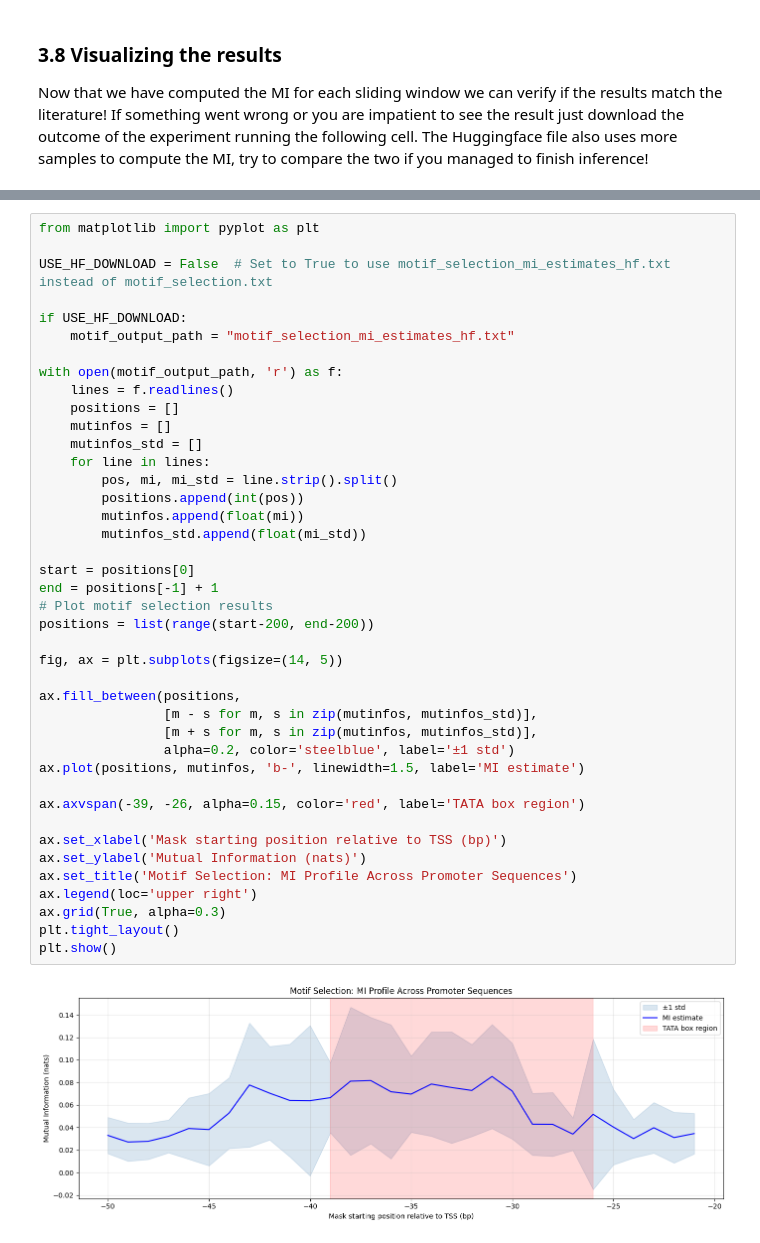
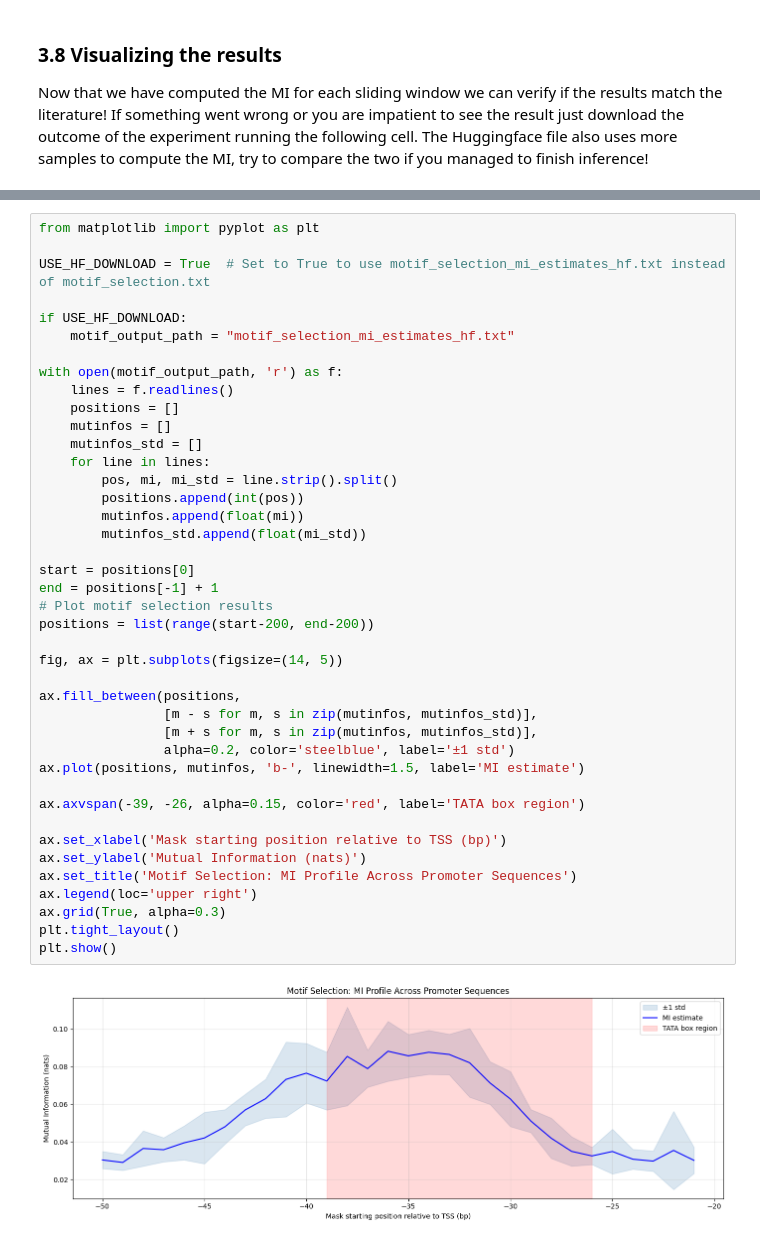
Before and after one commit to giuliofranzese/Cajal, a Jupyter notebook: infosedd/infosedd_lecture.ipynb, the cells around one changed output, grey strips where cells are left out. Saved outputs shown, nothing was run; the diff lists cells and outputs as text.

```diff
--- a/infosedd/infosedd_lecture.ipynb
+++ b/infosedd/infosedd_lecture.ipynb
@@ -839,7 +822,7 @@ wget -O motif_selection_mi_estimates_hf.txt https://huggingface.co/buckets/Alber
 # %%
 from matplotlib import pyplot as plt
 
-USE_HF_DOWNLOAD = False  # Set to True to use motif_selection_mi_estimates_hf.txt instead of motif_selection.txt
+USE_HF_DOWNLOAD = True  # Set to True to use motif_selection_mi_estimates_hf.txt instead of motif_selection.txt
 
 if USE_HF_DOWNLOAD:
     motif_output_path = "motif_selection_mi_estimates_hf.txt"
@@ -851,31 +834,31 @@ with open(motif_output_path, 'r') as f:
     mutinfos_std = []
     for line in lines:
         pos, mi, mi_std = line.strip().split()
         positions.append(int(pos))
         mutinfos.append(float(mi))
         mutinfos_std.append(float(mi_std))
 
 start = positions[0]
 end = positions[-1] + 1
 # Plot motif selection results
 positions = list(range(start-200, end-200))
 
 fig, ax = plt.subplots(figsize=(14, 5))
 
 ax.fill_between(positions,
                 [m - s for m, s in zip(mutinfos, mutinfos_std)],
                 [m + s for m, s in zip(mutinfos, mutinfos_std)],
                 alpha=0.2, color='steelblue', label='±1 std')
 ax.plot(positions, mutinfos, 'b-', linewidth=1.5, label='MI estimate')
 
 ax.axvspan(-39, -26, alpha=0.15, color='red', label='TATA box region')
 
 ax.set_xlabel('Mask starting position relative to TSS (bp)')
 ax.set_ylabel('Mutual Information (nats)')
 ax.set_title('Motif Selection: MI Profile Across Promoter Sequences')
 ax.legend(loc='upper right')
 ax.grid(True, alpha=0.3)
 plt.tight_layout()
 plt.show()
 # %% [output]
-[figure, old version]
+[figure, new version]
```
Also changed, not shown: parts of 8 cells of this notebook.
